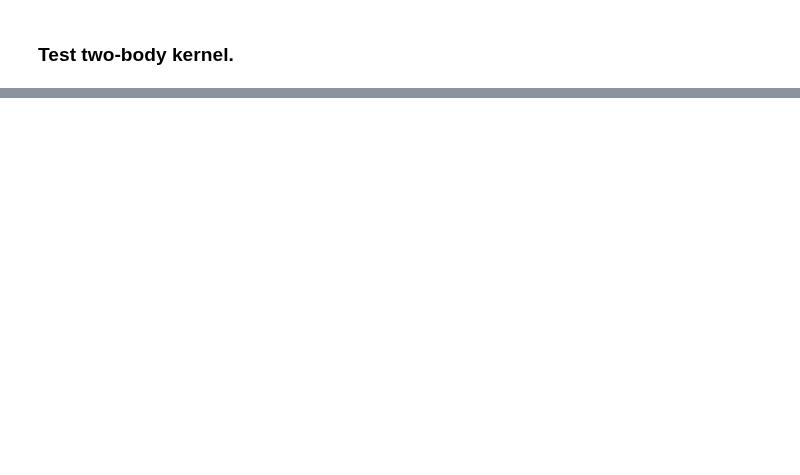
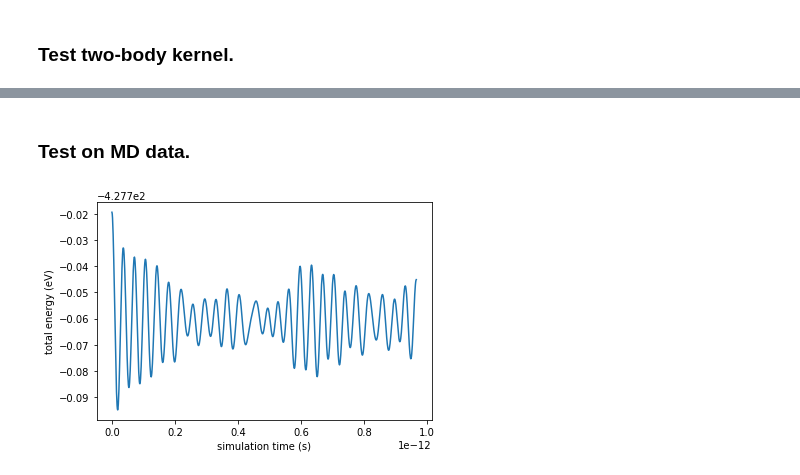
Before and after one commit to simonbatzner/electron-density, a Jupyter notebook: Derivative_Playground/MB_Kernel.ipynb, the cells around one changed output, grey strips where cells are left out. Drawn from its saved outputs; the diff is of its cells as text; code cells hidden in the pictures; blank space fills up the shorter version.

```diff
--- a/Derivative_Playground/MB_Kernel.ipynb
+++ b/Derivative_Playground/MB_Kernel.ipynb
@@ -230,0 +400,2 @@ GP_pred(X,y,K,L,alpha,sig,ls,xt,d)
+# %% [markdown]
+### Test on MD data.
@@ -230,0 +496,22 @@ GP_pred(X,y,K,L,alpha,sig,ls,xt,d)
+# %%
+outfile ='/Users/jonpvandermause/Research/GP/ML-electron-density/Si_Supercell_MD/si.md.out'
+Si_MD_Parsed = parse_qe_pwscf_md_output(outfile)
+# %%
+tstep = 20 * 4.83776865301828e-17
+# %%
+ens = []
+times = [tstep * n for n in range(1000)]
+for n in range(1000):
+    en = Si_MD_Parsed[n+1]['energy']
+
+    ens.append(en)
+# %%
+f = plt.figure()
+plt.plot(times, ens)
+plt.xlabel('simulation time (s)')
+plt.ylabel('total energy (eV)')
+plt.show()
+
+f.savefig('test.pdf', format='pdf',bbox_inches='tight')
+# %% [output]
+[figure, added]
```
Also changed, not shown: parts of 38 cells of this notebook, 16 other files.
